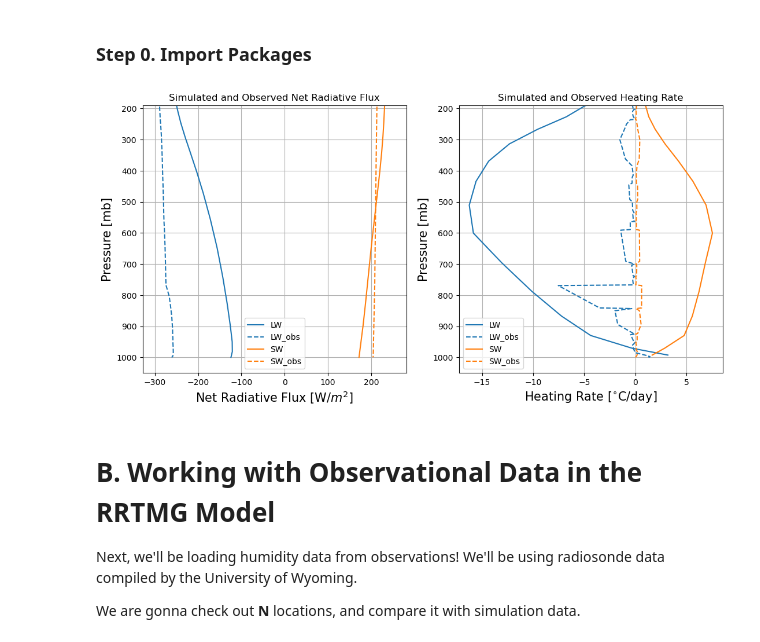
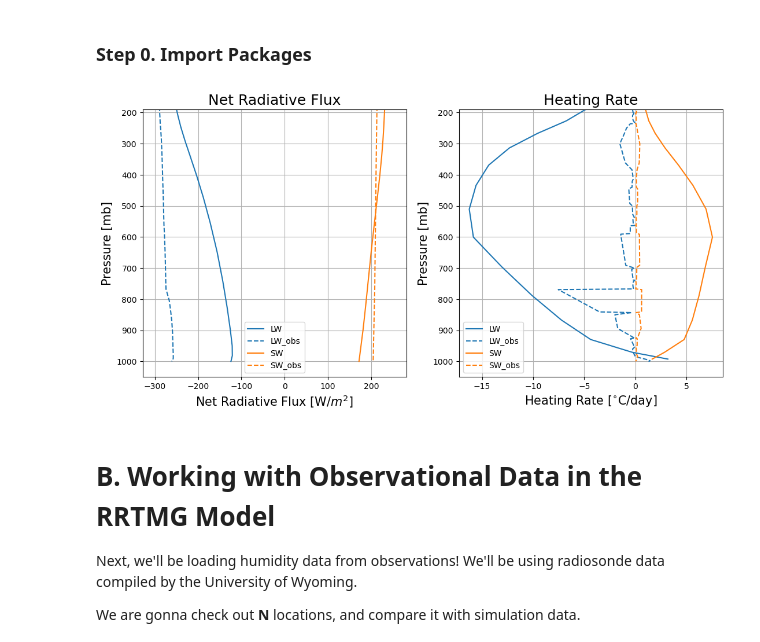
Before and after one commit to PappuP/RRTMG_ATMS511, a Jupyter notebook: Archive/RRTMG_InClass_Discussions.ipynb, the cells around one changed output. Saved outputs shown, nothing was run; the diff lists cells and outputs as text; code cells hidden in the pictures.

Commit message:
Edited titles of figures.

```diff
--- a/Archive/RRTMG_InClass_Discussions.ipynb
+++ b/Archive/RRTMG_InClass_Discussions.ipynb
@@ -74,36 +74,36 @@ ax2 = plt.subplot2grid((1,3), (0,1))
 ax1.plot(rad_LW_cesm.LW_flux_net*-1, rad_LW_cesm.lev_bounds, label='LW')
 ax1.plot(rad_sandiego_LW.LW_flux_net*-1, rad_sandiego_LW.lev_bounds, label='LW_obs',linestyle="--", c='C0')
 ax1.plot(rad_SW_cesm.SW_flux_net, rad_SW_cesm.lev_bounds, label='SW')
 ax1.plot(rad_sandiego_SW.SW_flux_net, rad_sandiego_SW.lev_bounds, label='SW_obs',linestyle="--", c='C1')
 #ax1.plot() # net green minus
 ax1.invert_yaxis()
 #maxval = np.max((radmodel_LW.LW_flux_net[3:], radmodel_SW.SW_flux_net[3:]))
 #minval = np.min((radmodel_LW.LW_flux_net[3:], radmodel_SW.SW_flux_net[3:]))
 ax1.set_ylim(top=190)
 ax1.set_xlabel('Net Radiative Flux [W/$m^{2}$]',size=15)
 ax1.set_ylabel('Pressure [mb]',size=15)
 ax1.legend()
 ax1.grid()
-ax1.set_title('Simulated and Observed Net Radiative Flux')
+ax1.set_title('Net Radiative Flux',size=18)
 
 ax2.plot(rad_LW_cesm.heating_rate['Tatm'], rad_LW_cesm.lev, label='LW')
 ax2.plot(rad_sandiego_LW.heating_rate['Tatm'], rad_sandiego_LW.lev, label='LW_obs',linestyle="--",c='C0')
 ax2.plot(rad_SW_cesm.heating_rate['Tatm'], rad_SW_cesm.lev, label='SW')
 ax2.plot(rad_sandiego_SW.heating_rate['Tatm'], rad_sandiego_SW.lev, label='SW_obs',linestyle="--", c='C1')
 ax2.plot() # net green minus
 ax2.invert_yaxis()
 maxval = np.max((rad_LW_cesm.heating_rate['Tatm'][3:], rad_SW_cesm.heating_rate['Tatm'][3:])) #max)
 minval = np.min((rad_LW_cesm.heating_rate['Tatm'][3:], rad_SW_cesm.heating_rate['Tatm'][3:])) #max)
 ax2.set_ylim(top=190)
 ax2.set_xlim(minval-1, maxval+1)
 ax2.set_xlabel('Heating Rate [$^{\circ}$C/day]',size=15)
 ax2.set_ylabel('Pressure [mb]',size=15)
 ax2.legend()
 ax2.grid()
-ax2.set_title('Simulated and Observed Heating Rate')
+ax2.set_title('Heating Rate',size=18)
 plt.savefig('/data/keeling/a/rytam2/classes/a511/group_project/RRTMG_ATMS511/Supplementary/notebook_images/sandiego_obsandsim.png',bbox_inches='tight')
 # %% [output]
-[figure, old version]
+[figure, new version]
 # %% [markdown]
 # B. Working with Observational Data in the RRTMG Model
 Next, we'll be loading humidity data from observations! We'll be using radiosonde data compiled by the University of Wyoming.
```
Also changed, not shown: 2 other files.
